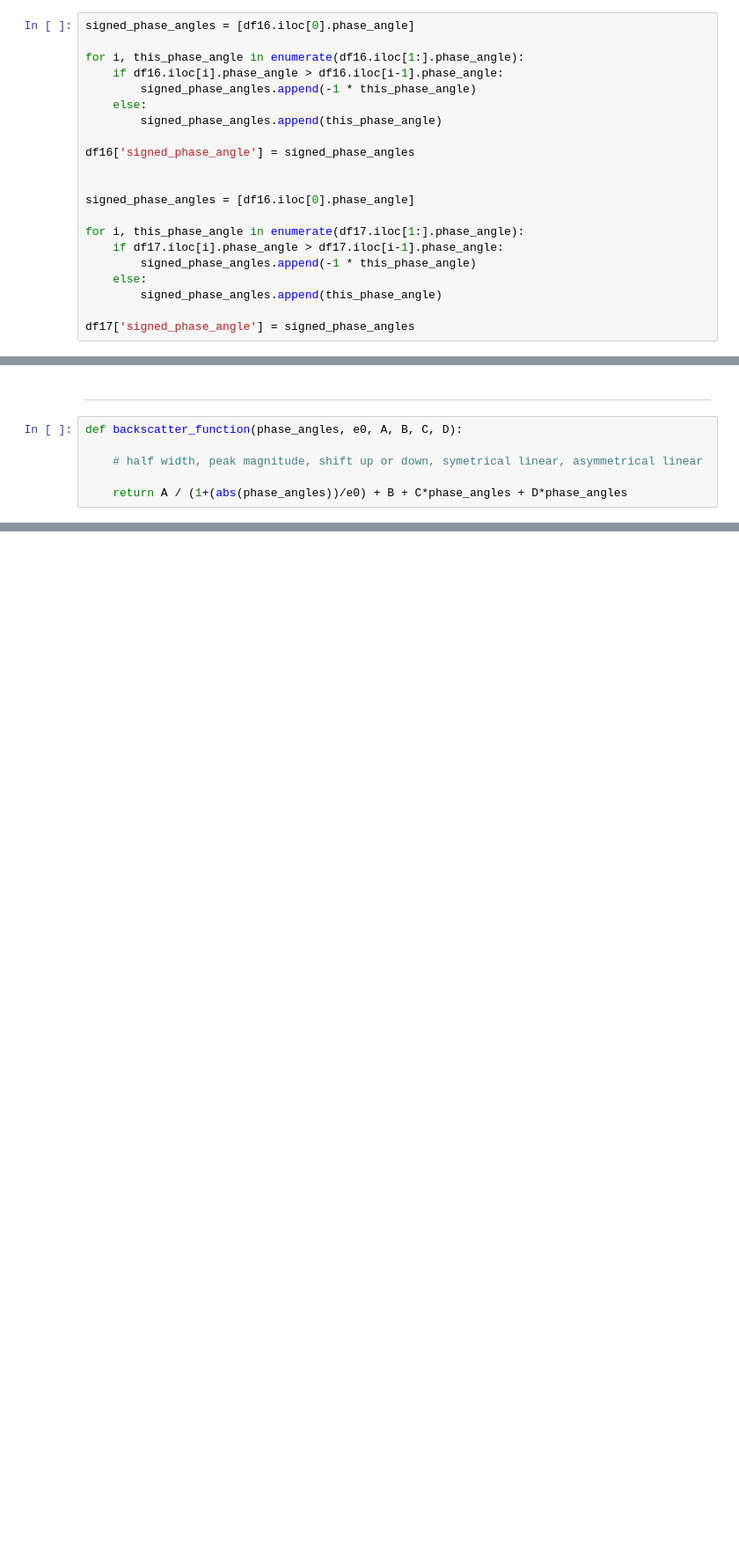
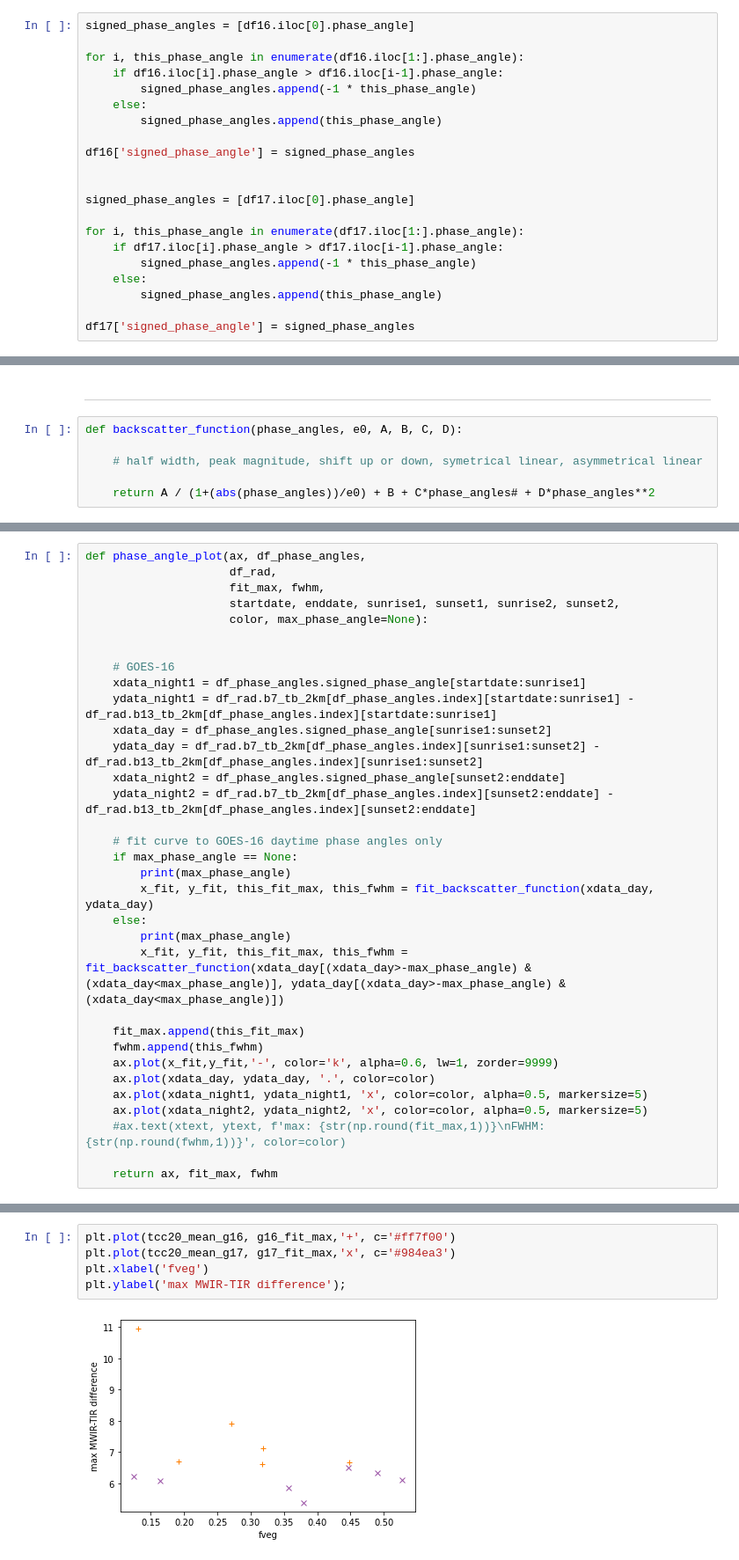
Before and after one commit to spestana/snowex2020, a Jupyter notebook: mwir.ipynb, the cells around one changed output, grey strips where cells are left out. Shown at 88% size. Drawn from its saved outputs; the diff is of its cells as text; blank space fills up the shorter version.

```diff
--- a/mwir.ipynb
+++ b/mwir.ipynb
@@ -72,7 +77,7 @@ for i, this_phase_angle in enumerate(df16.iloc[1:].phase_angle):
 df16['signed_phase_angle'] = signed_phase_angles
 
 
-signed_phase_angles = [df16.iloc[0].phase_angle]
+signed_phase_angles = [df17.iloc[0].phase_angle]
 
 for i, this_phase_angle in enumerate(df17.iloc[1:].phase_angle):
     if df17.iloc[i].phase_angle > df17.iloc[i-1].phase_angle:
@@ -372,5 +562,5 @@ def backscatter_function(phase_angles, e0, A, B, C, D):
 
     # half width, peak magnitude, shift up or down, symetrical linear, asymmetrical linear
 
-    return A / (1+(abs(phase_angles))/e0) + B + C*phase_angles + D*phase_angles
+    return A / (1+(abs(phase_angles))/e0) + B + C*phase_angles# + D*phase_angles**2
 # %%
@@ -391 +590,34 @@ def fit_backscatter_function(xdata, ydata, phase_angle_limit):
+# %%
+def phase_angle_plot(ax, df_phase_angles,
+                     df_rad,
+                     fit_max, fwhm,
+                     startdate, enddate, sunrise1, sunset1, sunrise2, sunset2,
+                     color, max_phase_angle=None):
+
+
+    # GOES-16
+    xdata_night1 = df_phase_angles.signed_phase_angle[startdate:sunrise1]
+    ydata_night1 = df_rad.b7_tb_2km[df_phase_angles.index][startdate:sunrise1] - df_rad.b13_tb_2km[df_phase_angles.index][startdate:sunrise1]
+    xdata_day = df_phase_angles.signed_phase_angle[sunrise1:sunset2]
+    ydata_day = df_rad.b7_tb_2km[df_phase_angles.index][sunrise1:sunset2] - df_rad.b13_tb_2km[df_phase_angles.index][sunrise1:sunset2]
+    xdata_night2 = df_phase_angles.signed_phase_angle[sunset2:enddate]
+    ydata_night2 = df_rad.b7_tb_2km[df_phase_angles.index][sunset2:enddate] - df_rad.b13_tb_2km[df_phase_angles.index][sunset2:enddate]
+
+    # fit curve to GOES-16 daytime phase angles only
+    if max_phase_angle == None:
+        print(max_phase_angle)
+        x_fit, y_fit, this_fit_max, this_fwhm = fit_backscatter_function(xdata_day, ydata_day)
+    else:
+        print(max_phase_angle)
+        x_fit, y_fit, this_fit_max, this_fwhm = fit_backscatter_function(xdata_day[(xdata_day>-max_phase_angle) & (xdata_day<max_phase_angle)], ydata_day[(xdata_day>-max_phase_angle) & (xdata_day<max_phase_angle)])
+
+    fit_max.append(this_fit_max)
+    fwhm.append(this_fwhm)
+    ax.plot(x_fit,y_fit,'-', color='k', alpha=0.6, lw=1, zorder=9999)
+    ax.plot(xdata_day, ydata_day, '.', color=color)
+    ax.plot(xdata_night1, ydata_night1, 'x', color=color, alpha=0.5, markersize=5)
+    ax.plot(xdata_night2, ydata_night2, 'x', color=color, alpha=0.5, markersize=5)
+    #ax.text(xtext, ytext, f'max: {str(np.round(fit_max,1))}\nFWHM: {str(np.round(fwhm,1))}', color=color)
+
+    return ax, fit_max, fwhm
 # %%
@@ -522,0 +815,7 @@ RuntimeError: Optimal parameters not found: Number of calls to function has reac
+# %%
+plt.plot(tcc20_mean_g16, g16_fit_max,'+', c='#ff7f00')
+plt.plot(tcc20_mean_g17, g17_fit_max,'x', c='#984ea3')
+plt.xlabel('fveg')
+plt.ylabel('max MWIR-TIR difference');
+# %% [output]
+[figure, added]
```
Also changed, not shown: parts of 27 cells of this notebook, 1 other file.
